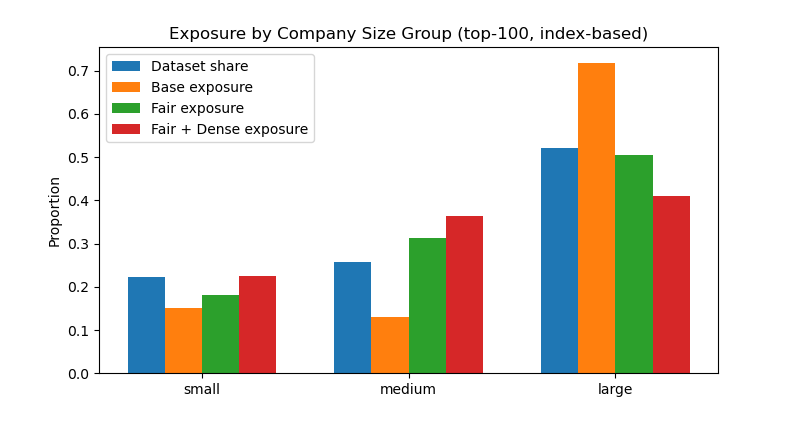
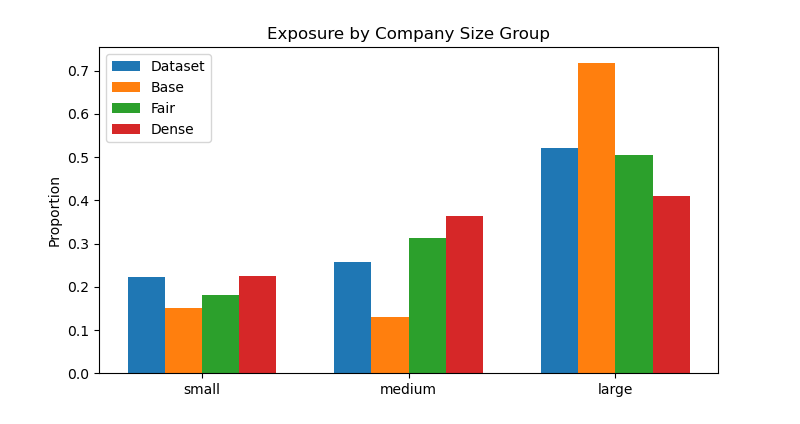
Before and after one commit to Vishnu1721/CS483_Project, a Jupyter notebook: notebook2/04_fairness.ipynb, the cells around one changed output. Saved outputs shown, nothing was run; the diff lists cells and outputs as text; code cells hidden in the pictures.

```diff
--- a/notebook2/04_fairness.ipynb
+++ b/notebook2/04_fairness.ipynb
@@ -385,58 +178,44 @@ data scientist company_031              large    131295.0          senior aws|po
 # %%
-# ============================================================
-# A. Seeds and exposure computation for all 3 recommenders
-# ============================================================
-# Fixed seeds: every 100th job (trimmed to dataset size)
+# Seeds and exposure computation
 raw_seeds = [0, 100, 200, 300, 400, 500, 600, 700, 800, 900]
 seed_indices = [i for i in raw_seeds if i < len(df)]
-top_k = 100  # exposure window
+top_k_exposure = 100
 
 dataset_share = compute_dataset_share()
 
-# Base exposure
 base_share, base_per_seed = compute_exposure(
     seed_indices,
     search_jobs_base_by_index,
-    top_k=top_k,
+    top_k=top_k_exposure,
 )
 
-# Fair exposure
 fair_share, fair_per_seed = compute_exposure(
     seed_indices,
     lambda idx, top_k: search_jobs_fair_by_index(idx, top_k=top_k),
-    top_k=top_k,
+    top_k=top_k_exposure,
 )
 
-# Dense (fair + max N per company) exposure
 dense_share, dense_per_seed = compute_exposure(
     seed_indices,
-    lambda idx, top_k: search_jobs_fair_dense_by_index(
-        idx,
-        top_k=top_k,
-        max_per_company=2,   # you can tune this
-        candidate_factor=5,
-    ),
-    top_k=top_k,
+    lambda idx, top_k: search_jobs_fair_dense_by_index(idx, top_k=top_k, max_per_company=2),
+    top_k=top_k_exposure,
 )
 # %%
-# ============================================================
-# B. Plot 1: Dataset vs Base vs Fair vs Dense Exposure (top-k)
-# ============================================================
+# Plot: dataset vs base vs fair vs dense
 x = np.arange(len(GROUP_ORDER))
 width = 0.18
 
 plt.figure(figsize=(7, 4))
-plt.bar(x - 1.5 * width, dataset_share.values, width, label="Dataset share")
-plt.bar(x - 0.5 * width, base_share,         width, label="Base exposure")
-plt.bar(x + 0.5 * width, fair_share,         width, label="Fair exposure")
-plt.bar(x + 1.5 * width, dense_share,        width, label="Fair + Dense exposure")
-
+plt.bar(x - 1.5 * width, dataset_share.values, width, label="Dataset")
+plt.bar(x - 0.5 * width, base_share,         width, label="Base")
+plt.bar(x + 0.5 * width, fair_share,         width, label="Fair")
+plt.bar(x + 1.5 * width, dense_share,        width, label="Dense")
 plt.xticks(x, GROUP_ORDER)
 plt.ylabel("Proportion")
-plt.title(f"Exposure by Company Size Group (top-{top_k}, index-based)")
+plt.title("Exposure by Company Size Group")
 plt.legend()
 plt.tight_layout()
 plt.show()
 # %% [output]
-[figure, old version]
+[figure, new version]
 # %%
```
Also changed, not shown: parts of 15 cells of this notebook, 2 other files.
